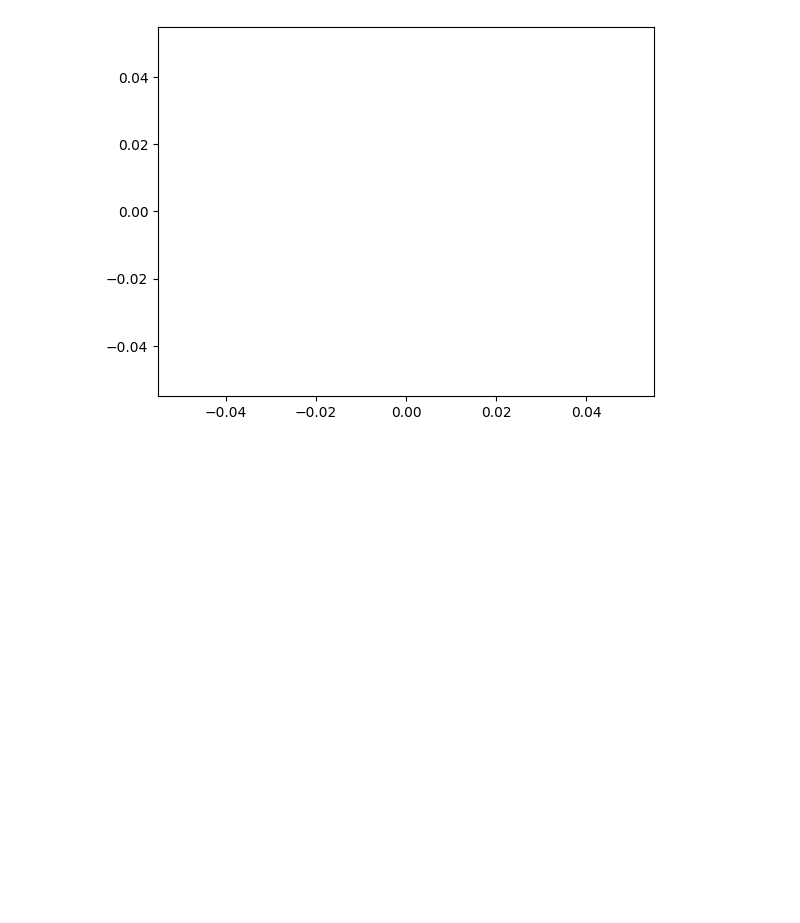
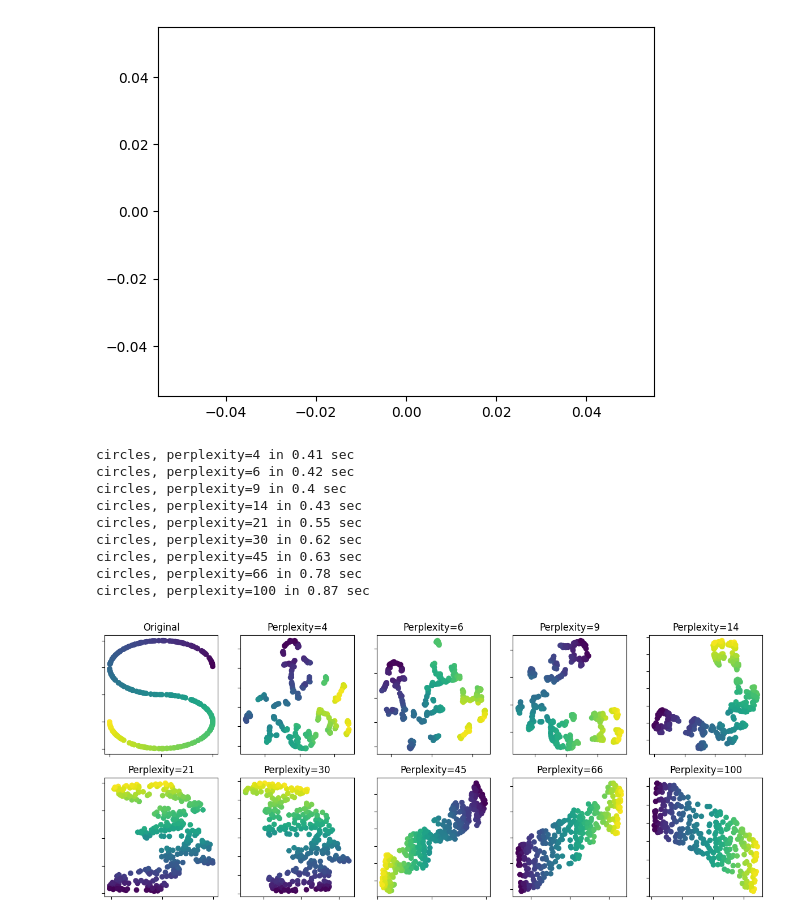
Before and after one commit to Bogiechi/ML100days, a Jupyter notebook: Day_062_tsne_HW.ipynb, the cells around one changed output. Saved outputs shown, nothing was run; the diff lists cells and outputs as text; code cells hidden in the pictures; blank space fills up the shorter version.

```diff
--- a/Day_062_tsne_HW.ipynb
+++ b/Day_062_tsne_HW.ipynb
@@ -76,3 +76,63 @@ circles, perplexity=45 in 0.63 sec
 circles, perplexity=66 in 0.8 sec
 circles, perplexity=100 in 0.86 sec
 [figure]
+# %%
+# 載入套件
+import numpy as np
+import matplotlib.pyplot as plt
+
+from matplotlib.ticker import NullFormatter
+from sklearn import manifold, datasets
+from time import time
+
+%matplotlib inline
+
+# 設定模型與繪圖參數
+n_samples = 300
+n_components = 2
+(fig, subplots) = plt.subplots(2, 5, figsize=(15, 6))
+perplexities = [4, 6, 9, 14, 21, 30, 45, 66, 100]
+
+# 設定S曲線資料點
+X, color = datasets.make_s_curve(n_samples, random_state=0)
+
+# 繪製資料原圖
+ax = subplots[0][0]
+ax.set_title("Original")
+ax.scatter(X[:, 0], X[:, 2], c=color)
+ax.xaxis.set_major_formatter(NullFormatter())
+ax.yaxis.set_major_formatter(NullFormatter())
+plt.axis('tight')
+
+# 繪製不同 perplexity 下的 t-SNE 流形還原圖 (請注意! 語法也要對應調整)
+# 繪製不同 perplexity 下的 t-SNE 分群圖
+for i, perplexity in enumerate(perplexities):
+    if i<4:
+        ax = subplots[0][i+1]
+    else:
+        ax = subplots[1][i-4]
+
+    t0 = time()
+    tsne = manifold.TSNE(n_components=n_components, init='random',
+                         random_state=0, perplexity=perplexity)
+    Y = tsne.fit_transform(X)
+    t1 = time()
+    print("circles, perplexity=%d in %.2g sec" % (perplexity, t1 - t0))
+    ax.set_title("Perplexity=%d" % perplexity)
+    ax.scatter(Y[:, 0], Y[:, 1], c=color)
+    ax.xaxis.set_major_formatter(NullFormatter())
+    ax.yaxis.set_major_formatter(NullFormatter())
+    plt.axis('tight')
+
+plt.show()
+# %% [output]
+circles, perplexity=4 in 0.41 sec
+circles, perplexity=6 in 0.42 sec
+circles, perplexity=9 in 0.4 sec
+circles, perplexity=14 in 0.43 sec
+circles, perplexity=21 in 0.55 sec
+circles, perplexity=30 in 0.62 sec
+circles, perplexity=45 in 0.63 sec
+circles, perplexity=66 in 0.78 sec
+circles, perplexity=100 in 0.87 sec
+[figure, added]
```
